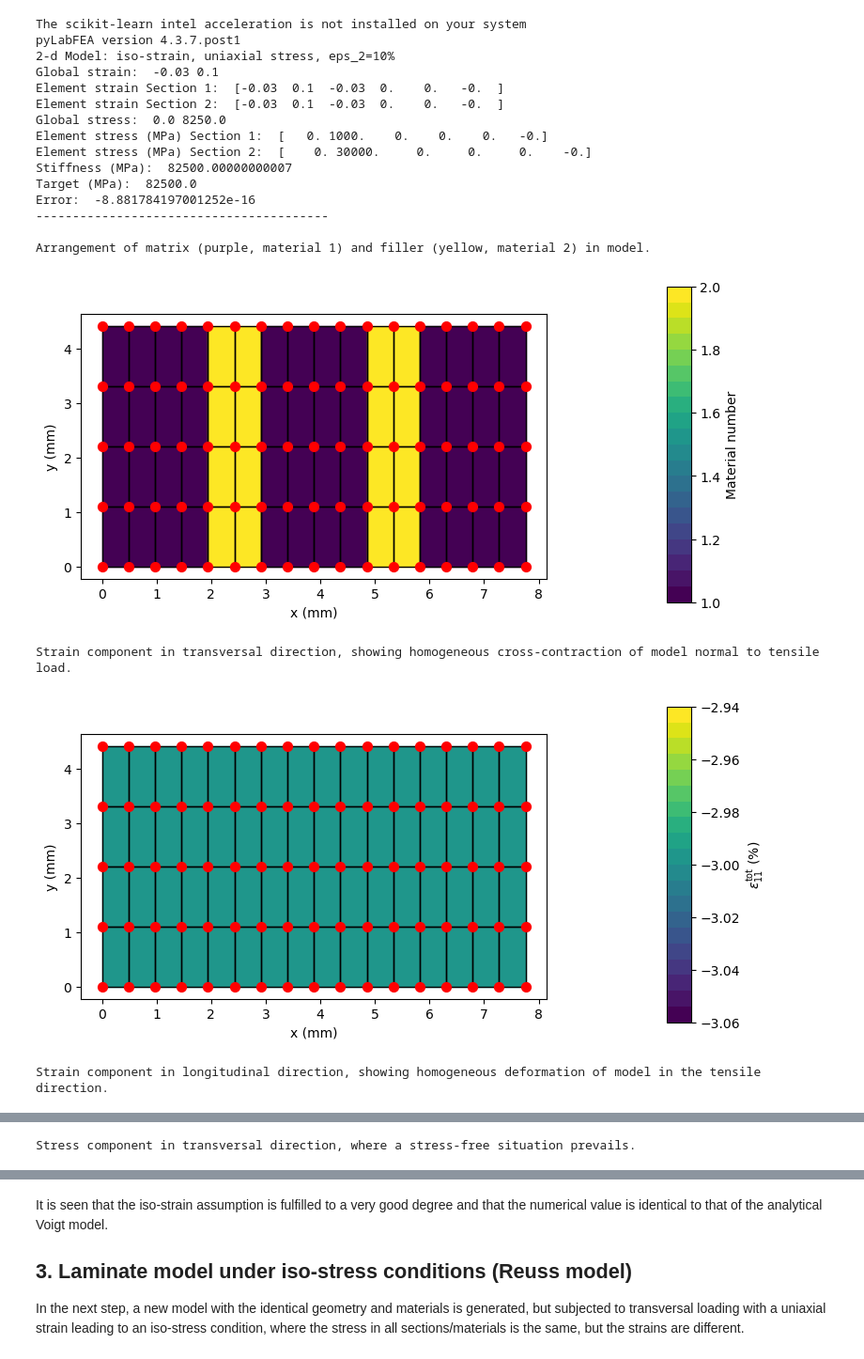
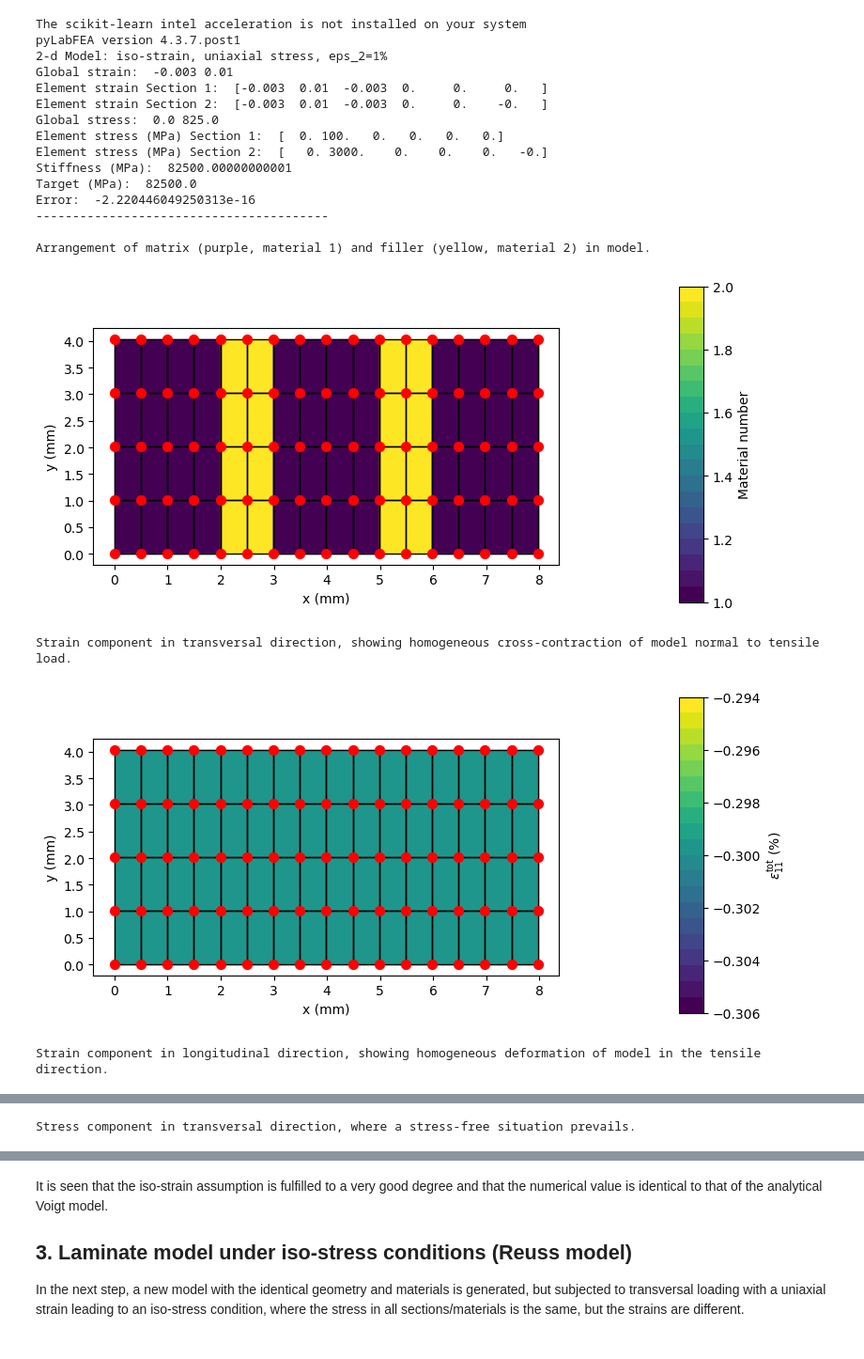
Before and after one commit to AHartmaier/ML-Tutorial, a Jupyter notebook: notebooks/fea.ipynb, the cells around one changed output, grey strips where cells are left out. Shown: that part at 94% size. Cells and saved outputs as stored; diff of their text form; code cells hidden in the pictures.

```diff
--- a/notebooks/fea.ipynb
+++ b/notebooks/fea.ipynb
@@ -64,7 +64,7 @@ fmat2 = 2./8.
 fem_v.bcleft(0.)                     # fix left and bottom boundary
 fem_v.bcbot(0.)
 fem_v.bcright(0., 'force')           # free boundary condition on right edge of model
-fem_v.bctop(0.1*fem_v.leny, 'disp')  # strain applied to top nodes
+fem_v.bctop(0.01*fem_v.leny, 'disp')  # strain applied to top nodes
 
 # solution and evalutation of effective properties
 fem_v.mesh(NX=16, NY=4) # create mesh
@@ -72,44 +72,44 @@ fem_v.solve()           # solve system of equations
 fem_v.calc_global()     # calculate global stress and strain
 mod_stiff = fem_v.glob['sig'][1]/fem_v.glob['eps'][1]     # effective stiffness of numerical model
 voigt_stiff = fmat1*mat1.E + fmat2*mat2.E # Voigt stiffness: weighted average of Young's moduli wrt volume fractions
-print('2-d Model: iso-strain, uniaxial stress, eps_2=10%')
+print('2-d Model: iso-strain, uniaxial stress, eps_2=1%')
 print('Global strain: ',fem_v.glob['eps'][0].round(decimals=3), fem_v.glob['eps'][1].round(decimals=3))
 print('Element strain Section 1: ', fem_v.element[0].eps.round(decimals=3))
 print('Element strain Section 2: ', fem_v.element[16].eps.round(decimals=3))
 print('Global stress: ',fem_v.glob['sig'][0].round(decimals=3), fem_v.glob['sig'][1].round(decimals=3))
 print('Element stress (MPa) Section 1: ', fem_v.element[0].sig.round(decimals=3))
 print('Element stress (MPa) Section 2: ', fem_v.element[16].sig.round(decimals=3))
 print('Stiffness (MPa): ',mod_stiff)
 print('Target (MPa): ', voigt_stiff)
 print('Error: ', 1.-mod_stiff/voigt_stiff)
 print('----------------------------------------\n')
 print('Arrangement of matrix (purple, material 1) and filler (yellow, material 2) in model.')
 fem_v.plot('mat',mag=1, pos_bar=1.1)
 print('\nStrain component in transversal direction, showing homogeneous cross-contraction of model normal to tensile load.')
 fem_v.plot('strain1',mag=1, pos_bar=1.1)
 print('\nStrain component in longitudinal direction, showing homogeneous deformation of model in the tensile direction.')
 fem_v.plot('strain2',mag=1, pos_bar=1.1)
 print('\nStress component in transversal direction, where a stress-free situation prevails.')
 fem_v.plot('stress1',mag=1, pos_bar=1.1)
 print('\nStress component in longitudinal direction, where stress in filler phase is higher than in matrix.')
 fem_v.plot('stress2',mag=1, pos_bar=1.1)
 # %% [output]
 The scikit-learn intel acceleration is not installed on your system
 pyLabFEA version 4.3.7.post1
-2-d Model: iso-strain, uniaxial stress, eps_2=10%
-Global strain:  -0.03 0.1
-Element strain Section 1:  [-0.03  0.1  -0.03  0.    0.   -0.  ]
-Element strain Section 2:  [-0.03  0.1  -0.03  0.    0.   -0.  ]
-Global stress:  0.0 8250.0
-Element stress (MPa) Section 1:  [   0. 1000.    0.    0.    0.   -0.]
-Element stress (MPa) Section 2:  [    0. 30000.     0.     0.     0.    -0.]
-Stiffness (MPa):  82500.00000000007
+2-d Model: iso-strain, uniaxial stress, eps_2=1%
+Global strain:  -0.003 0.01
+Element strain Section 1:  [-0.003  0.01  -0.003  0.     0.     0.   ]
+Element strain Section 2:  [-0.003  0.01  -0.003  0.     0.    -0.   ]
+Global stress:  0.0 825.0
+Element stress (MPa) Section 1:  [  0. 100.   0.   0.   0.   0.]
+Element stress (MPa) Section 2:  [   0. 3000.    0.    0.    0.   -0.]
+Stiffness (MPa):  82500.00000000001
 Target (MPa):  82500.0
-Error:  -8.881784197001252e-16
+Error:  -2.220446049250313e-16
 ----------------------------------------
 
 Arrangement of matrix (purple, material 1) and filler (yellow, material 2) in model.
-[figure, old version]
+[figure, new version]
 Strain component in transversal direction, showing homogeneous cross-contraction of model normal to tensile load.
-[figure, old version]
+[figure, new version]
 Strain component in longitudinal direction, showing homogeneous deformation of model in the tensile direction.
```
Also changed, not shown: parts of 5 cells of this notebook.
